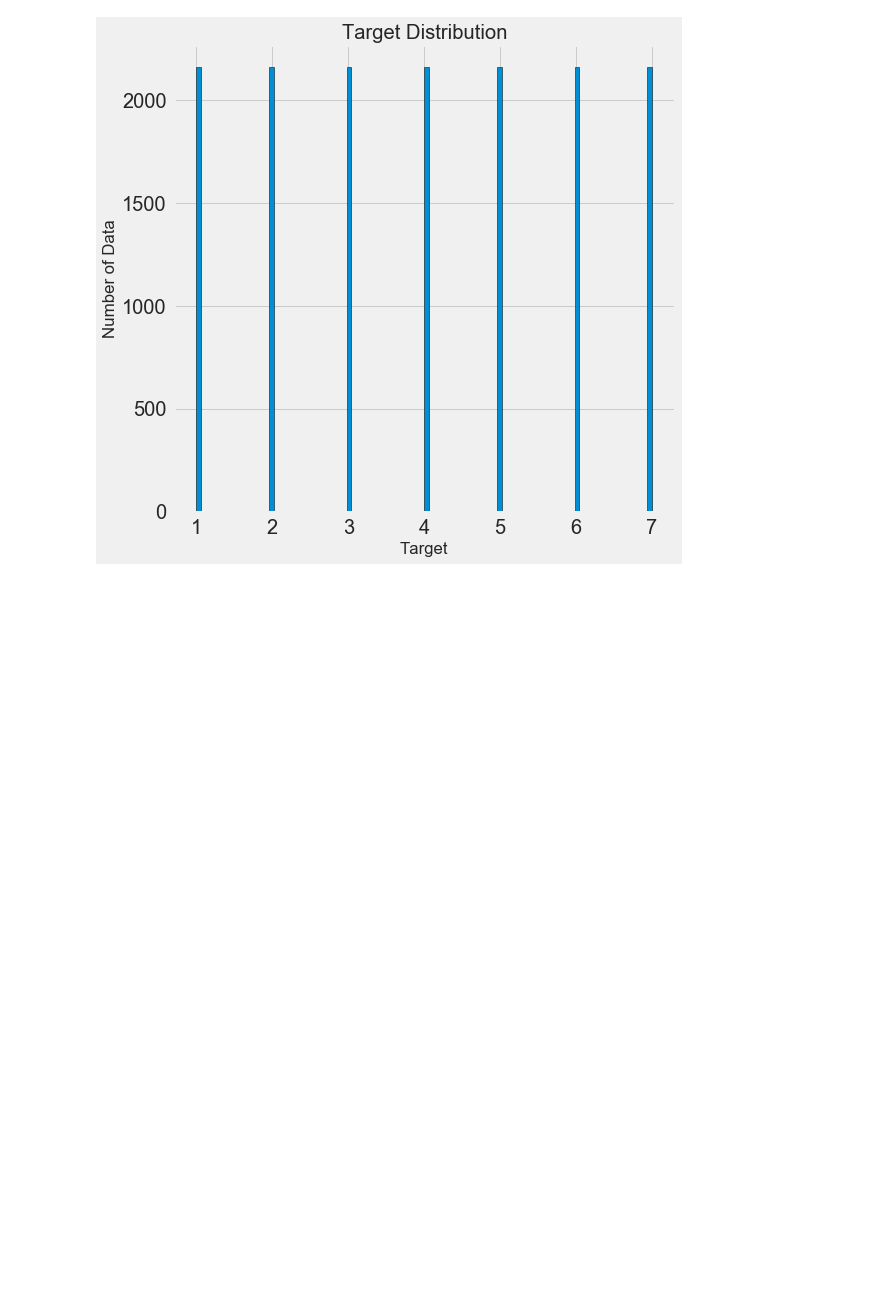
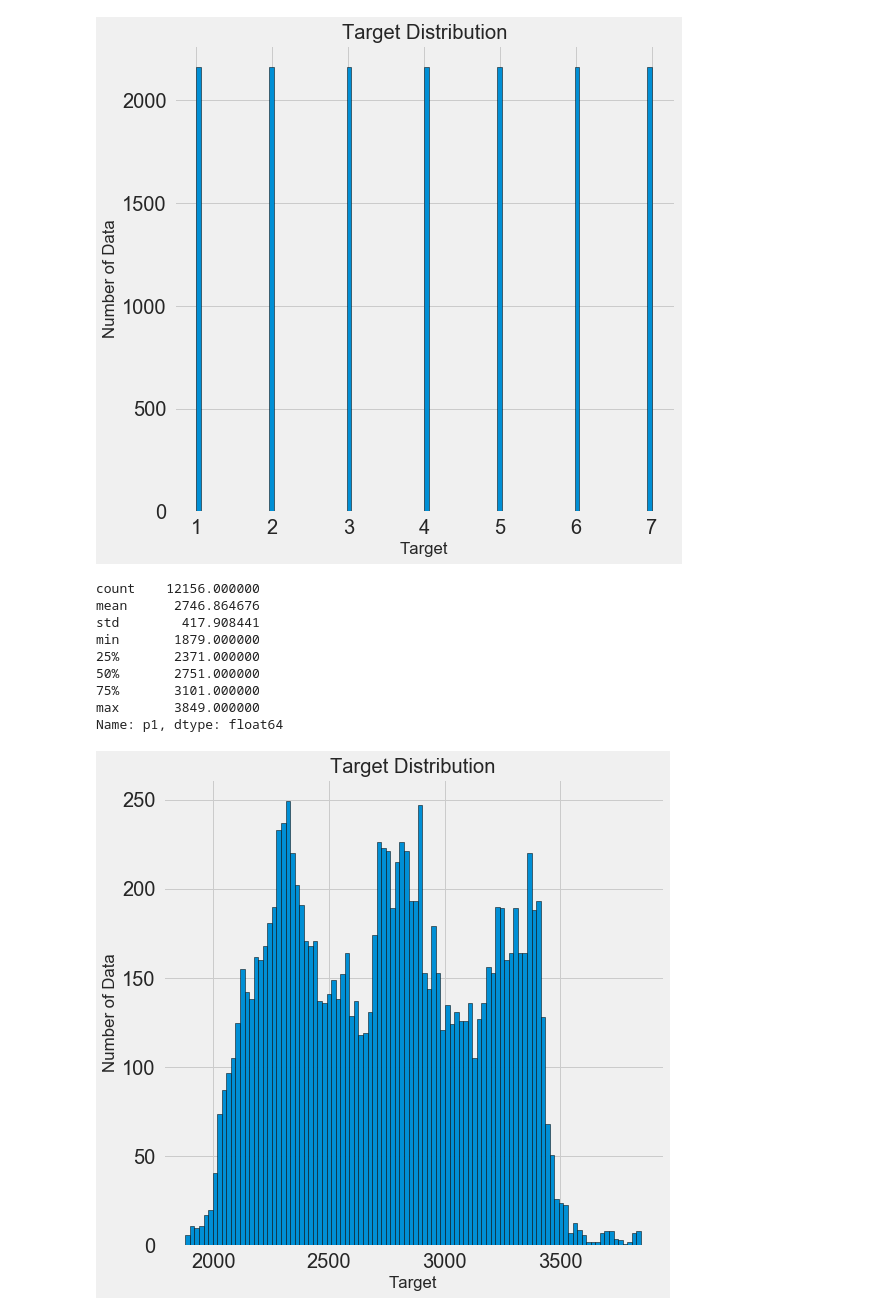
Before and after one commit to kpasargad/cmrtest, a Jupyter notebook: cmrtest.ipynb, the cells around one changed output. Cells and saved outputs as stored; diff of their text form; code cells hidden in the pictures; blank space fills up the shorter version.

```diff
--- a/cmrtest.ipynb
+++ b/cmrtest.ipynb
@@ -125,3 +125,21 @@ plt.xlabel('Target'); plt.ylabel('Number of Data');
 plt.title('Target Distribution');
 # %% [output]
 [figure]
+# %%
+plt.style.use('fivethirtyeight')
+plt.hist(data['p1'].dropna(), bins = 100, edgecolor = 'k');
+plt.xlabel('Target'); plt.ylabel('Number of Data');
+plt.title('Target Distribution');
+
+data['p1'].describe()
+# %% [output]
+count    12156.000000
+mean      2746.864676
+std        417.908441
+min       1879.000000
+25%       2371.000000
+50%       2751.000000
+75%       3101.000000
+max       3849.000000
+Name: p1, dtype: float64
+[figure, added]
```
Also changed, not shown: parts of 4 cells of this notebook.
